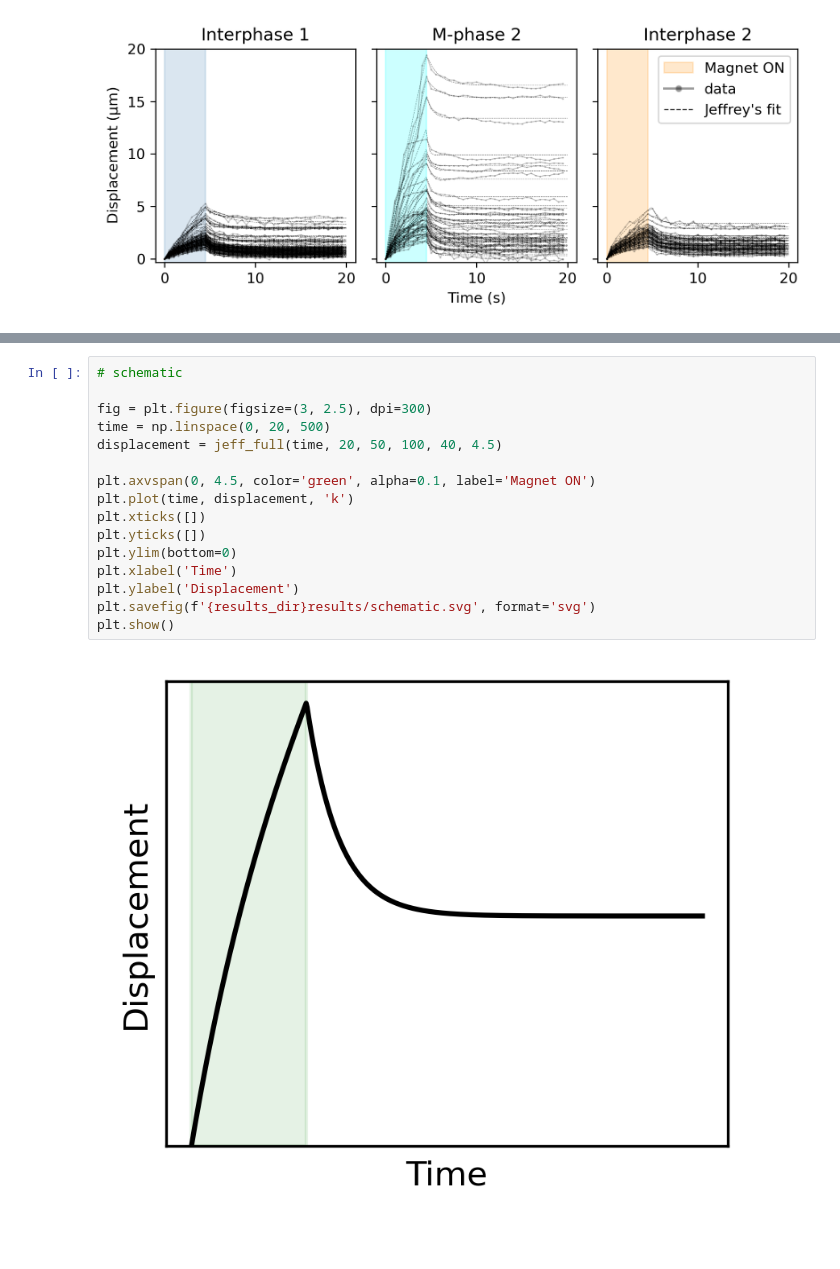
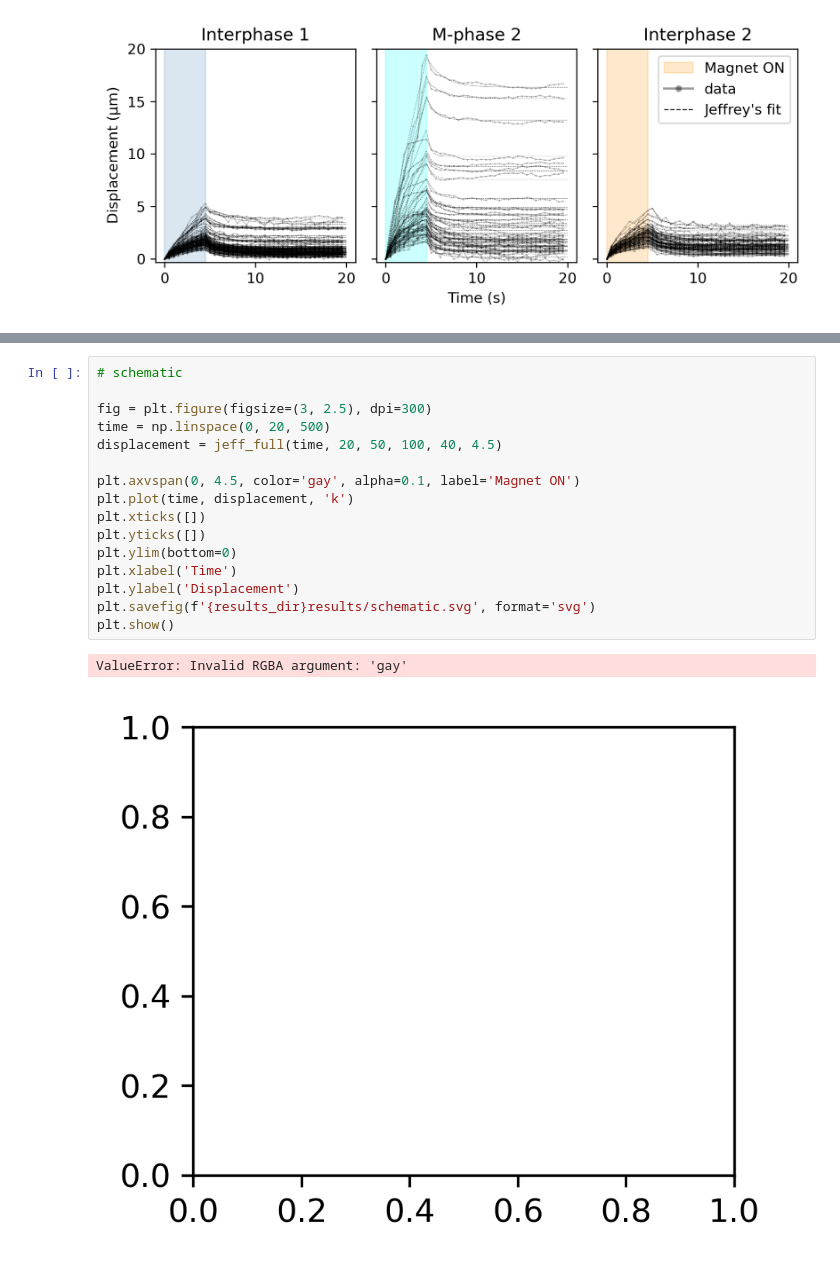
Before and after one commit to ursaursic/cytokinesis_zebrafish, a Jupyter notebook: beads_in_zebrafish/magnetic_tweezers_SD/2_jeffreys_fit_analysis_plot.ipynb, the cells around one changed output, grey strips where cells are left out. Saved outputs shown, nothing was run; the diff lists cells and outputs as text.

```diff
--- a/beads_in_zebrafish/magnetic_tweezers_SD/2_jeffreys_fit_analysis_plot.ipynb
+++ b/beads_in_zebrafish/magnetic_tweezers_SD/2_jeffreys_fit_analysis_plot.ipynb
@@ -442,18 +442,19 @@ plt.show()
 # %%
 # schematic
 
 fig = plt.figure(figsize=(3, 2.5), dpi=300)
 time = np.linspace(0, 20, 500)
 displacement = jeff_full(time, 20, 50, 100, 40, 4.5)
 
-plt.axvspan(0, 4.5, color='green', alpha=0.1, label='Magnet ON')
+plt.axvspan(0, 4.5, color='gay', alpha=0.1, label='Magnet ON')
 plt.plot(time, displacement, 'k')
 plt.xticks([])
 plt.yticks([])
 plt.ylim(bottom=0)
 plt.xlabel('Time')
 plt.ylabel('Displacement')
 plt.savefig(f'{results_dir}results/schematic.svg', format='svg')
 plt.show()
 # %% [output]
+ValueError: Invalid RGBA argument: 'gay'
-[figure, old version]
+[figure, new version]
```
Also changed, not shown: parts of 3 cells of this notebook, 4 other files.
